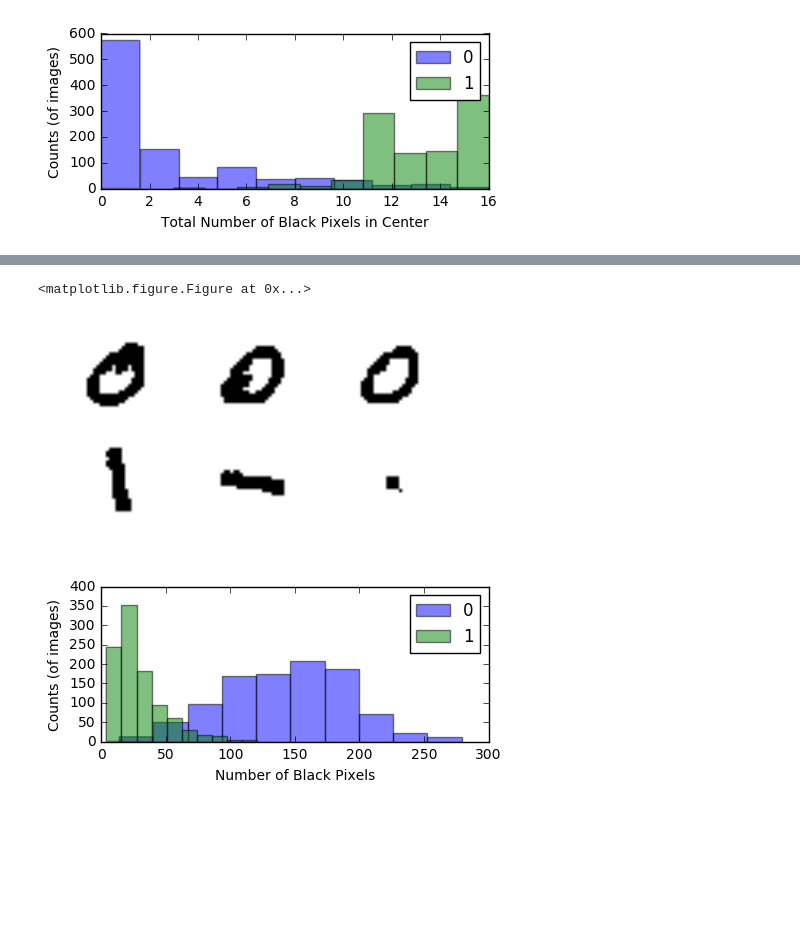
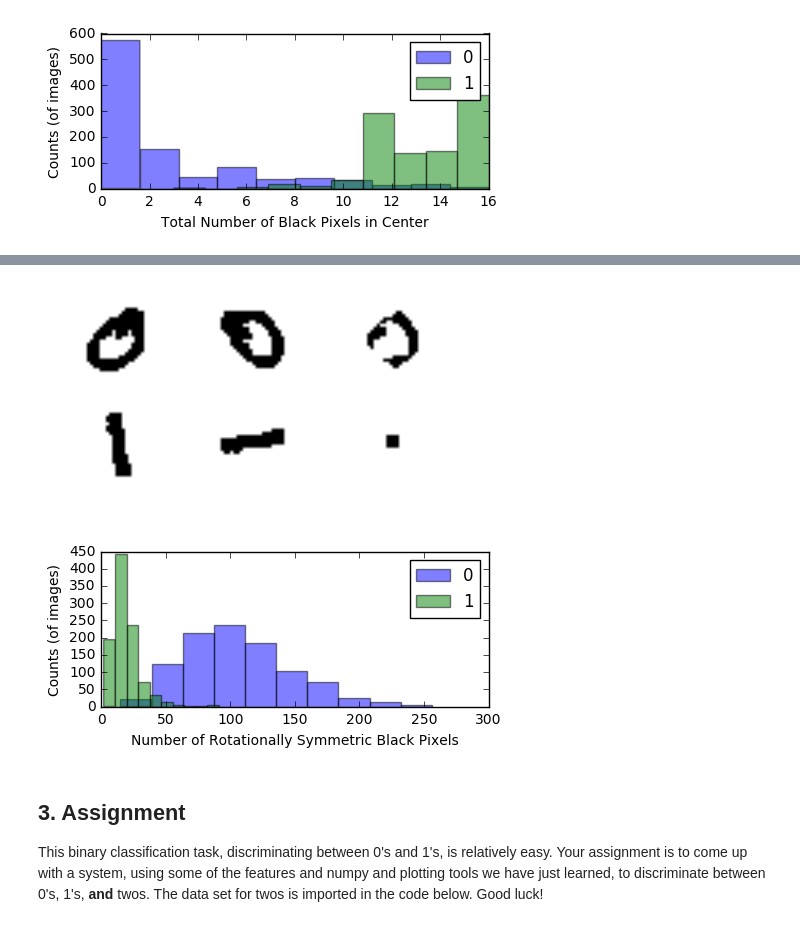
Before and after one commit to guojoanna/Scientific-Computing-in-Python-For-BMES, a Jupyter notebook: Image Processing.ipynb, the cells around one changed output, grey strips where cells are left out. Cells and saved outputs as stored; diff of their text form; code cells hidden in the pictures; blank space fills up the shorter version.

```diff
--- a/Image Processing.ipynb
+++ b/Image Processing.ipynb
@@ -27,16 +25,12 @@ At the beginning of the code, you will see that we will be importing a couple of
 # %%
 import numpy as np # import numpy
 import matplotlib.pyplot as plt # import the plotting functionality of matplotlib
-%matplotlib inline  # allows matplotlib plots to show up in Jupyter notebook
+%matplotlib inline
 
 fname0 = 'zeros.txt'
 fname1 = 'ones.txt'
-zeros = np.fromfile(fname0, dtype=np.int8, sep = ' ').reshape(1000, 28, 28)
-ones = np.fromfile(fname1, dtype=np.int8, sep=' ').reshape(1000, 28, 28)
-for i in range(1000):
-    # '.T' transposes each image matrix, i.e. rotates the images by 90 degrees
-    zeros[i, :, :] = zeros[i, :, :].T
-    ones[i, :, :] = ones[i, :, :].T
+zeros = np.fromfile(fname0, sep = ' ').reshape(1000, 28, 28)
+ones = np.fromfile(fname1, sep=' ').reshape(1000, 28, 28)
 # %% [markdown]
 ### Viewing Images and Subplots
 Now that we have loaded the image data into our matrix variables `zeros` and `ones`, let's see what a few of the handwritten images look like!
@@ -145,20 +153,23 @@ plt.legend(['0', '1']); plt.xlabel('Number of Black Pixels'); plt.ylabel('Counts
 # %%
+plt.figure(figsize=(5, 2.5))
 plt.set_cmap(matplotlib.cm.Greys)
-plt.figure(figsize=(5, 2.5))
 plt.subplot(2, 3, 1), plt.imshow(zeros[1, :, :]), plt.axis('off')
-plt.subplot(2, 3, 2), plt.imshow(zeros[1, :, :].T), plt.axis('off')
-plt.subplot(2, 3, 3), plt.imshow(zeros[1, :, :]*zeros[1, :, :].T), plt.axis('off')
+plt.subplot(2, 3, 2), plt.imshow(np.rot90(zeros[1, :, :])), plt.axis('off')
+plt.subplot(2, 3, 3), plt.imshow(zeros[1, :, :]*np.rot90(zeros[1, :, :])), plt.axis('off')
 plt.subplot(2, 3, 4), plt.imshow(ones[1, :, :]), plt.axis('off')
-plt.subplot(2, 3, 5), plt.imshow(ones[1, :, :].T), plt.axis('off')
-plt.subplot(2, 3, 6), plt.imshow(ones[1, :, :]*ones[1, :, :].T); plt.axis('off');
+plt.subplot(2, 3, 5), plt.imshow(np.rot90(ones[1, :, :])), plt.axis('off')
+plt.subplot(2, 3, 6), plt.imshow(ones[1, :, :]*np.rot90(ones[1, :, :])), plt.axis('off');
 # %% [output]
-<matplotlib.figure.Figure at 0x...>
-[figure, old version]
+[figure, new version]
 # %%
-overlap0 = [np.sum(zeros[i, :, :]*zeros[i, :, :].T) for i in range(1000)]
-overlap1 = [np.sum(ones[i, :, :]*ones[i, :, :].T) for i in range(1000)]
+overlap0 = [np.sum(zeros[i, :, :]*np.rot90(zeros[i, :, :])) for i in range(1000)]
+overlap1 = [np.sum(ones[i, :, :]*np.rot90(ones[i, :, :])) for i in range(1000)]
 fig, ax = plt.subplots(figsize=(5, 2))
 ax.hist(overlap0, alpha = 0.5), ax.hist(overlap1, alpha = 0.5)
-plt.legend(['0', '1']); plt.xlabel('Number of Black Pixels'); plt.ylabel('Counts (of images)');
+plt.legend(['0', '1']); plt.xlabel('Number of Rotationally Symmetric Black Pixels')
+plt.ylabel('Counts (of images)');
 # %% [output]
-[figure, old version]
+[figure, new version]
+# %% [markdown]
+## 3. Assignment
+This binary classification task, discriminating between 0's and 1's, is relatively easy. Your assignment is to come up with a system, using some of the features and numpy and plotting tools we have just learned, to discriminate between 0's, 1's, **and** twos. The data set for twos is imported in the code below. Good luck!
```
Also changed, not shown: parts of 13 cells of this notebook, 5 other files.
